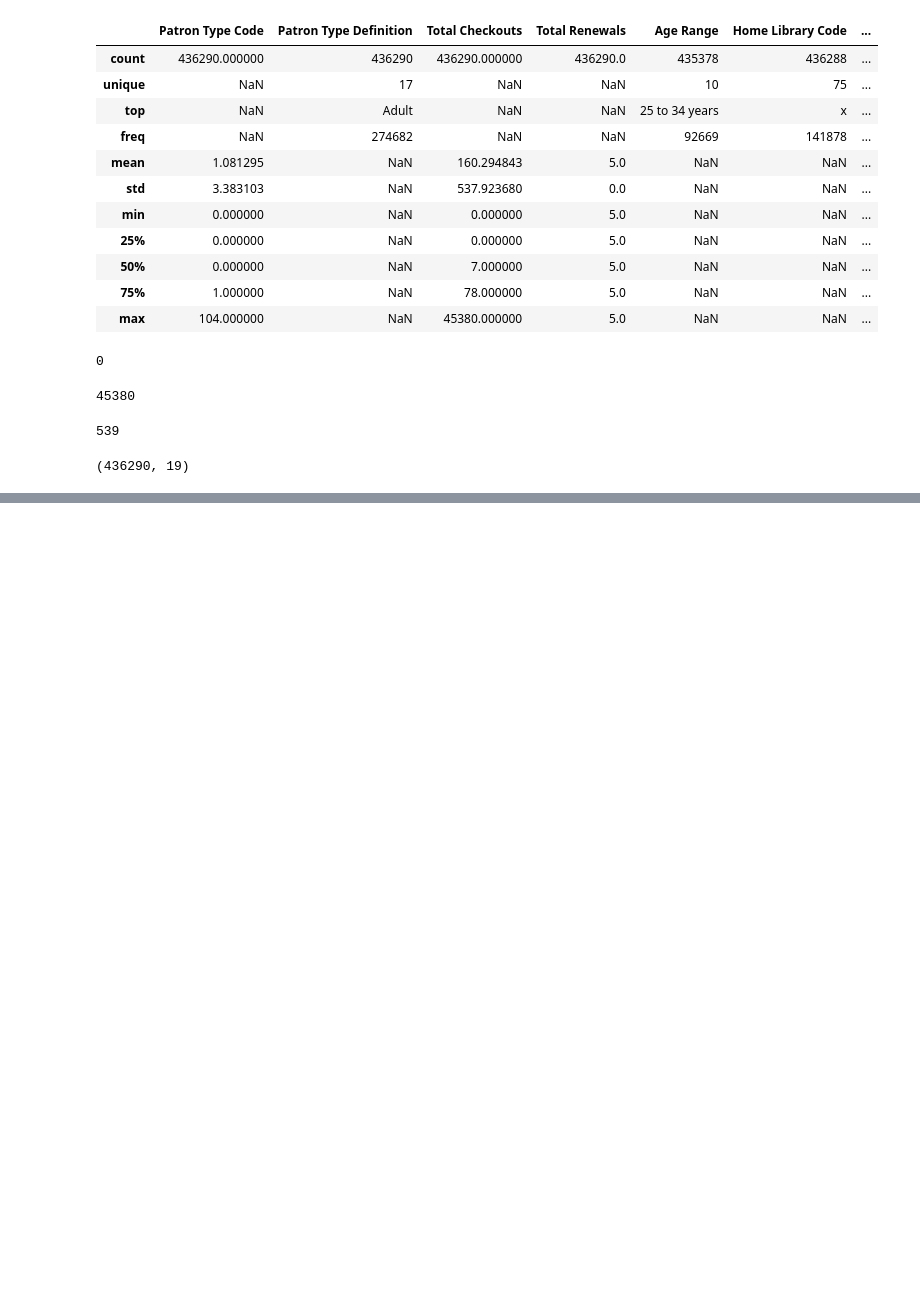
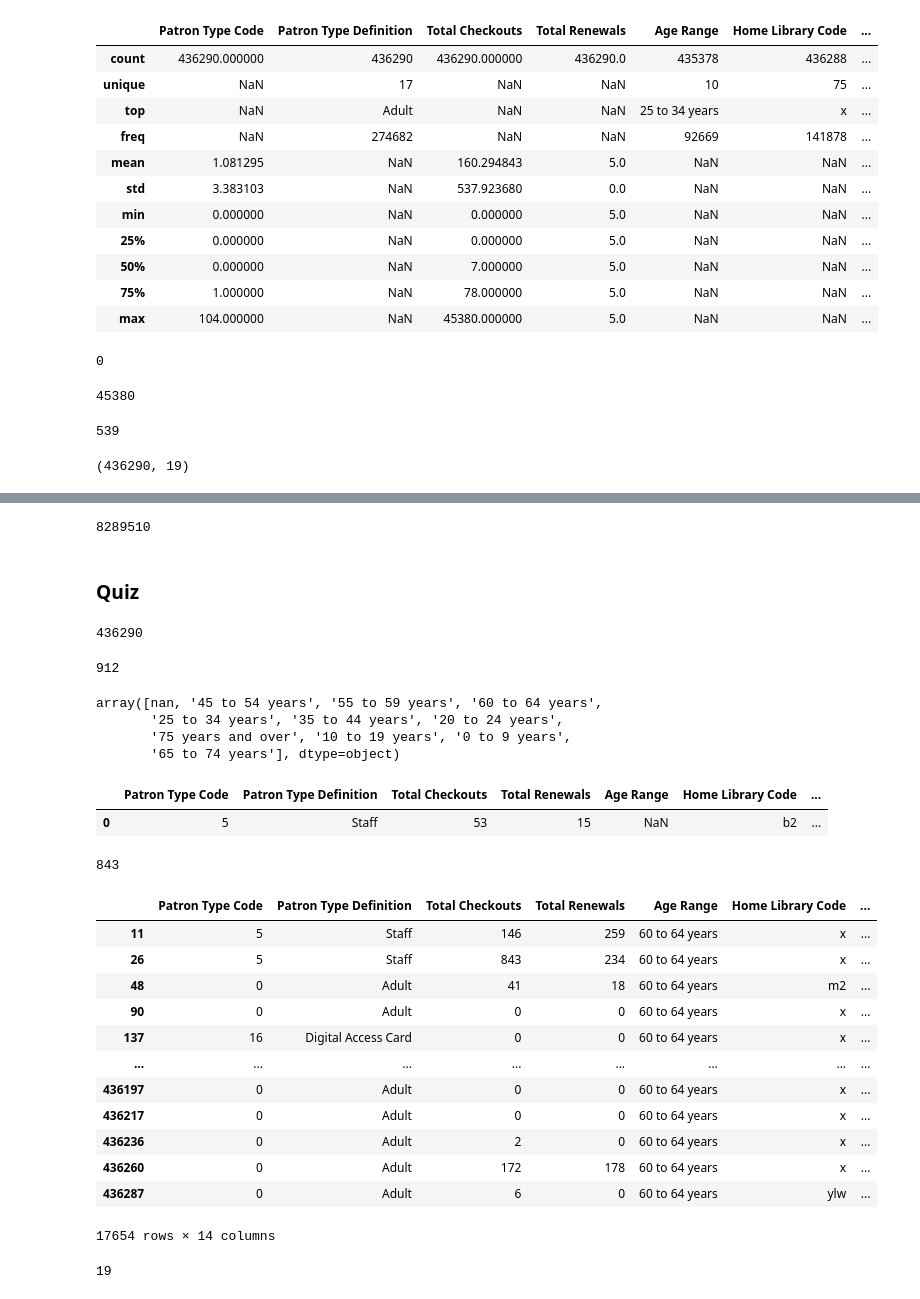
Before and after one commit to th-schmidt/2023-2024_Data_Librarian_Thomas_Schmidt, a Jupyter notebook: Modul_3/notebooks/pandas_introduction.ipynb, the cells around one changed output, grey strips where cells are left out. Saved outputs shown, nothing was run; the diff lists cells and outputs as text; code cells hidden in the pictures; blank space fills up the shorter version.

```diff
--- a/Modul_3/notebooks/pandas_introduction.ipynb
+++ b/Modul_3/notebooks/pandas_introduction.ipynb
@@ -684,0 +708,51 @@ df.shape
+# %%
+df.size
+# %% [output]
+8289510
+# %% [markdown]
+### Quiz
+# %%
+df = pd.read_csv('../data/Library_Usage.csv')
+len(df)
+# %% [output]
+436290
+# %%
+df['Age Range'].isna().sum()
+# %% [output]
+912
+# %%
+df['Age Range'].unique()
+# %% [output]
+array([nan, '45 to 54 years', '55 to 59 years', '60 to 64 years',
+       '25 to 34 years', '35 to 44 years', '20 to 24 years',
+       '75 years and over', '10 to 19 years', '0 to 9 years',
+       '65 to 74 years'], dtype=object)
+# %%
+df.head(1)
+# %% [output]
+|  | Patron Type Code | Patron Type Definition | Total Checkouts | Total Renewals | Age Range | Home Library Code | ... |
+| 0 | 5 | Staff | 53 | 15 | NaN | b2 | ... |
+# %%
+len(df[df['Circulation Active Year'] == 2016])
+# %% [output]
+843
+# %%
+df[(df['Age Range'] == '60 to 64 years')]
+# %% [output]
+|  | Patron Type Code | Patron Type Definition | Total Checkouts | Total Renewals | Age Range | Home Library Code | ... |
+| 11 | 5 | Staff | 146 | 259 | 60 to 64 years | x | ... |
+| 26 | 5 | Staff | 843 | 234 | 60 to 64 years | x | ... |
+| 48 | 0 | Adult | 41 | 18 | 60 to 64 years | m2 | ... |
+| 90 | 0 | Adult | 0 | 0 | 60 to 64 years | x | ... |
+| 137 | 16 | Digital Access Card | 0 | 0 | 60 to 64 years | x | ... |
+| ... | ... | ... | ... | ... | ... | ... | ... |
+| 436197 | 0 | Adult | 0 | 0 | 60 to 64 years | x | ... |
+| 436217 | 0 | Adult | 0 | 0 | 60 to 64 years | x | ... |
+| 436236 | 0 | Adult | 2 | 0 | 60 to 64 years | x | ... |
+| 436260 | 0 | Adult | 172 | 178 | 60 to 64 years | x | ... |
+| 436287 | 0 | Adult | 6 | 0 | 60 to 64 years | ylw | ... |
+17654 rows × 14 columns
+# %%
+len(df[(df['Age Range'] == '60 to 64 years') & (df['Circulation Active Year'] == 2016)])
+# %% [output]
+19
```
Also changed, not shown: parts of 2 cells of this notebook, 8 other files.
